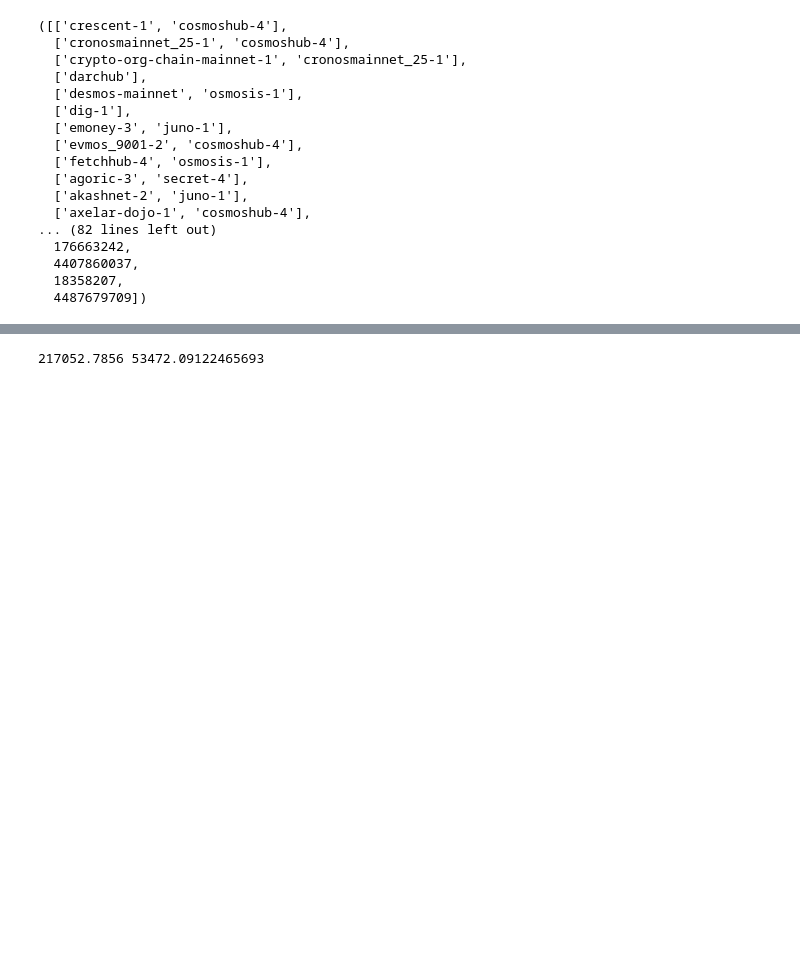
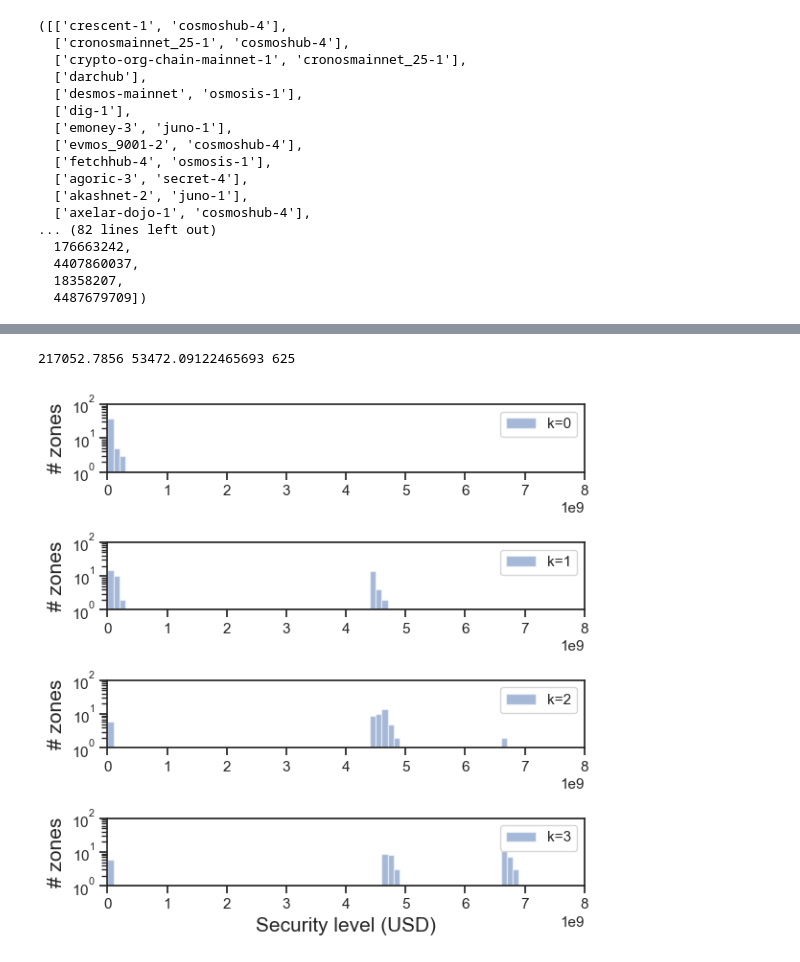
Before and after one commit to babylonchain/mapofzones-crawler, a Jupyter notebook: analysis.ipynb, the cells around one changed output, grey strips where cells are left out. Cells and saved outputs as stored; diff of their text form; code cells hidden in the pictures; blank space fills up the shorter version.

```diff
--- a/analysis.ipynb
+++ b/analysis.ipynb
@@ -179,6 +204,30 @@ with open('data/relayer.log', 'r') as f:
                 gas_usage.append(gas_usage_str)
 
 gas_usage_np = np.array(gas_usage)
-print(gas_usage_np.mean(), gas_usage_np.std())
+print(gas_usage_np.mean(), gas_usage_np.std(), len(gas_usage_np))
 # %% [output]
-217052.7856 53472.09122465693
+217052.7856 53472.09122465693 625
+# %%
+import seaborn as sns
+sns.set_style("ticks")
+
+cutoffs = [0,1,2,3]
+bins = np.arange(0, 8*10**9, 1*10**8)
+fig = plt.figure(figsize=(6, 6))
+
+for cutoff in cutoffs:
+    plt.subplot(411+cutoff)
+    _, heaviest_weights = find_heaviest_path_all(G, cutoff)
+    plt.hist(heaviest_weights, bins=bins, label='k=%d' % cutoff, alpha=0.5)
+    if cutoff == 3:
+        plt.xlabel('Security level (USD)', fontsize=15)
+    plt.ylabel('# zones', fontsize=15)
+    plt.xlim([0, 8*10**9])
+    plt.ylim([1, 100])
+    plt.yscale('log')
+    plt.legend(loc='upper right')
+plt.tight_layout()
+plt.savefig('../../Babylon/ibc-zones-analysis/figs/security-hist.pdf')
+plt.show()
+# %% [output]
+[figure, added]
```
Also changed, not shown: parts of 3 cells of this notebook.
